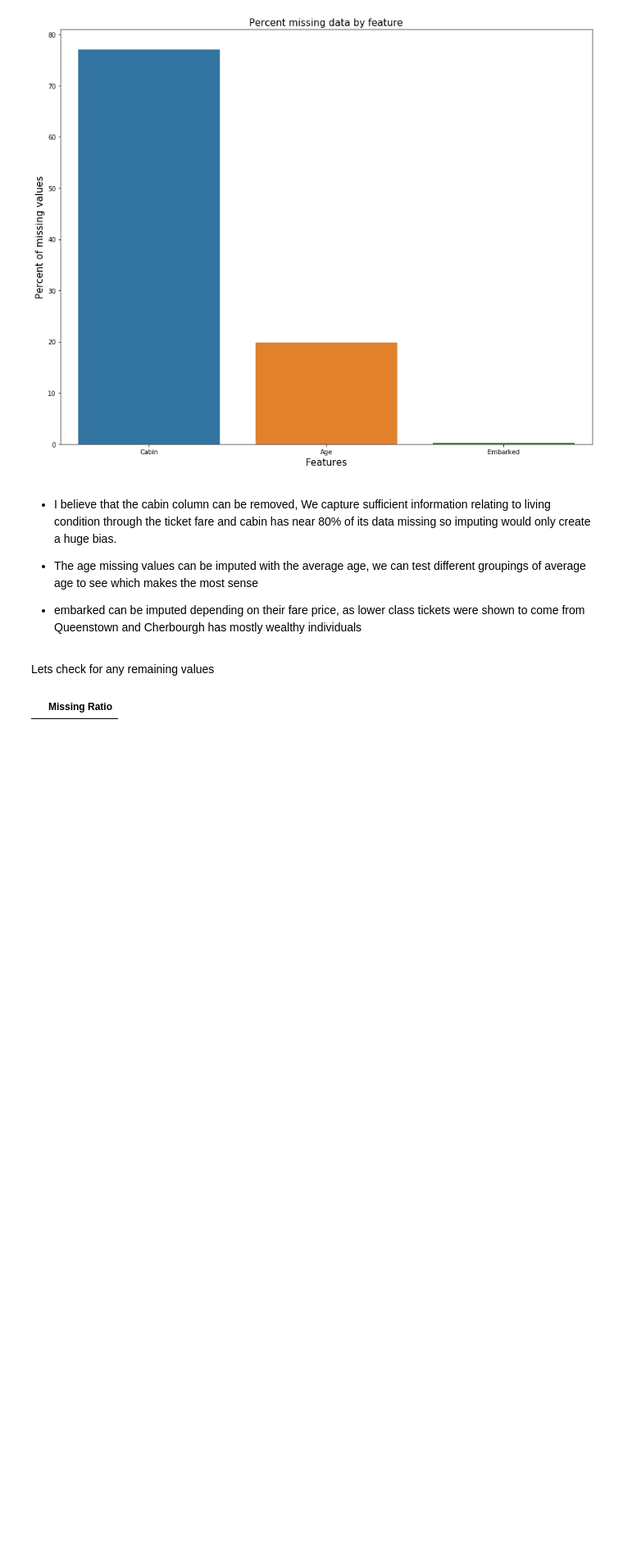
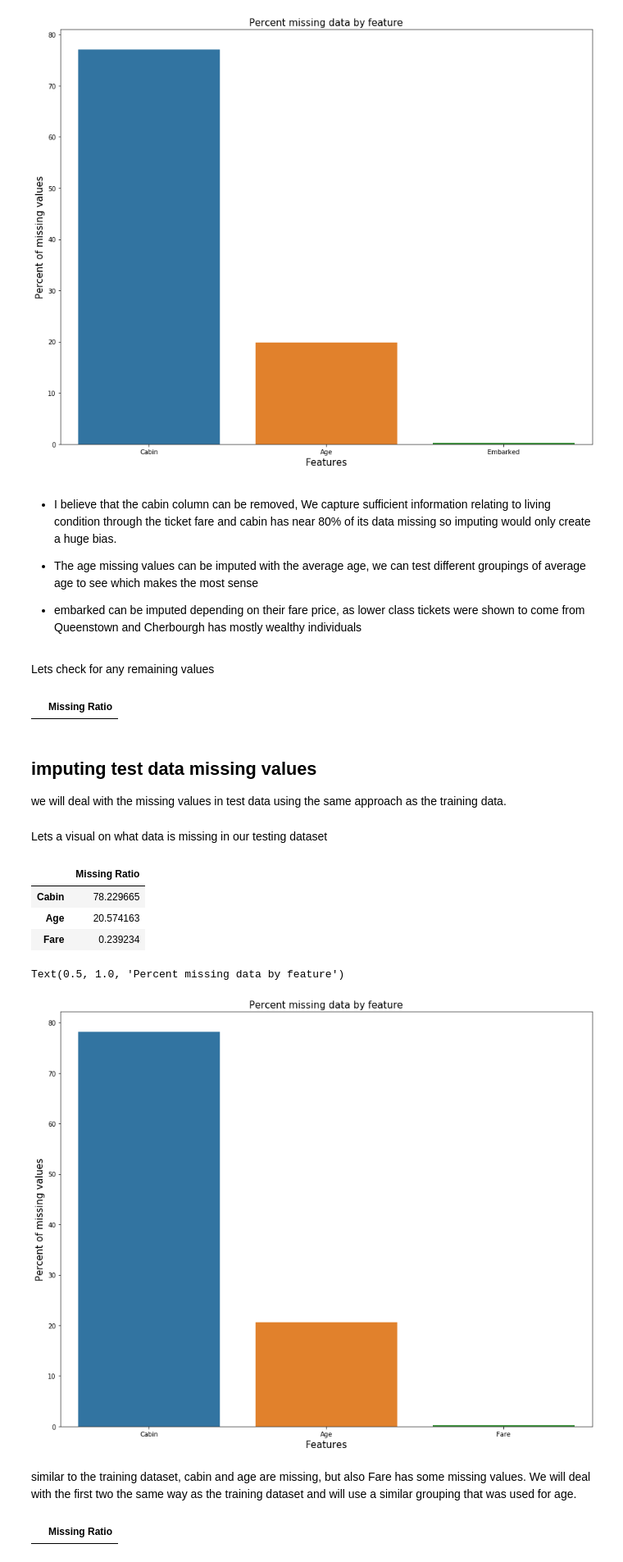
Before and after one commit to Ilroy/titanic_project, a Jupyter notebook: titanic_notebook.ipynb, the cells around one changed output. Shown at 82% size. Cells and saved outputs as stored; diff of their text form; code cells hidden in the pictures; blank space fills up the shorter version.

Commit message:
finished imputing data for test and training sets

```diff
--- a/titanic_notebook.ipynb
+++ b/titanic_notebook.ipynb
@@ -228,3 +228,30 @@ missing_training_data = pd.DataFrame({'Missing Ratio':train_data_na})
 missing_training_data
 # %% [output]
 |  | Missing Ratio |
+# %% [markdown]
+## imputing test data missing values
+
+we will deal with the missing values in test data using the same approach as the training data.
+# %% [markdown]
+Lets a visual on what data is missing in our testing dataset
+# %%
+test_data_na = (test_df.isnull().sum()/len(test_df))*100
+test_data_na = test_data_na.drop(test_data_na[test_data_na ==0].index).sort_values(ascending=False)
+missing_testing_data = pd.DataFrame({'Missing Ratio':test_data_na})
+missing_testing_data
+# %% [output]
+|  | Missing Ratio |
+| Cabin | 78.229665 |
+| Age | 20.574163 |
+| Fare | 0.239234 |
+# %%
+f, ax = plt.subplots(figsize=(15, 12))
+sns.barplot(x=test_data_na.index, y=test_data_na)
+plt.xlabel('Features', fontsize=15)
+plt.ylabel('Percent of missing values', fontsize=15)
+plt.title('Percent missing data by feature', fontsize=15)
+# %% [output]
+Text(0.5, 1.0, 'Percent missing data by feature')
+[figure, added]
+# %% [markdown]
+similar to the training dataset, cabin and age are missing, but also Fare has some missing values. We will deal with the first two the same way as the training dataset and will use a similar grouping that was used for age.
@@ -230,0 +263,7 @@ missing_training_data
+# %%
+test_data_na = (test_df.isnull().sum()/len(test_df))*100
+test_data_na = test_data_na.drop(test_data_na[test_data_na ==0].index).sort_values(ascending=False)
+missing_testing_data = pd.DataFrame({'Missing Ratio':test_data_na})
+missing_testing_data
+# %% [output]
+|  | Missing Ratio |
```
Also changed, not shown: parts of 4 cells of this notebook.
